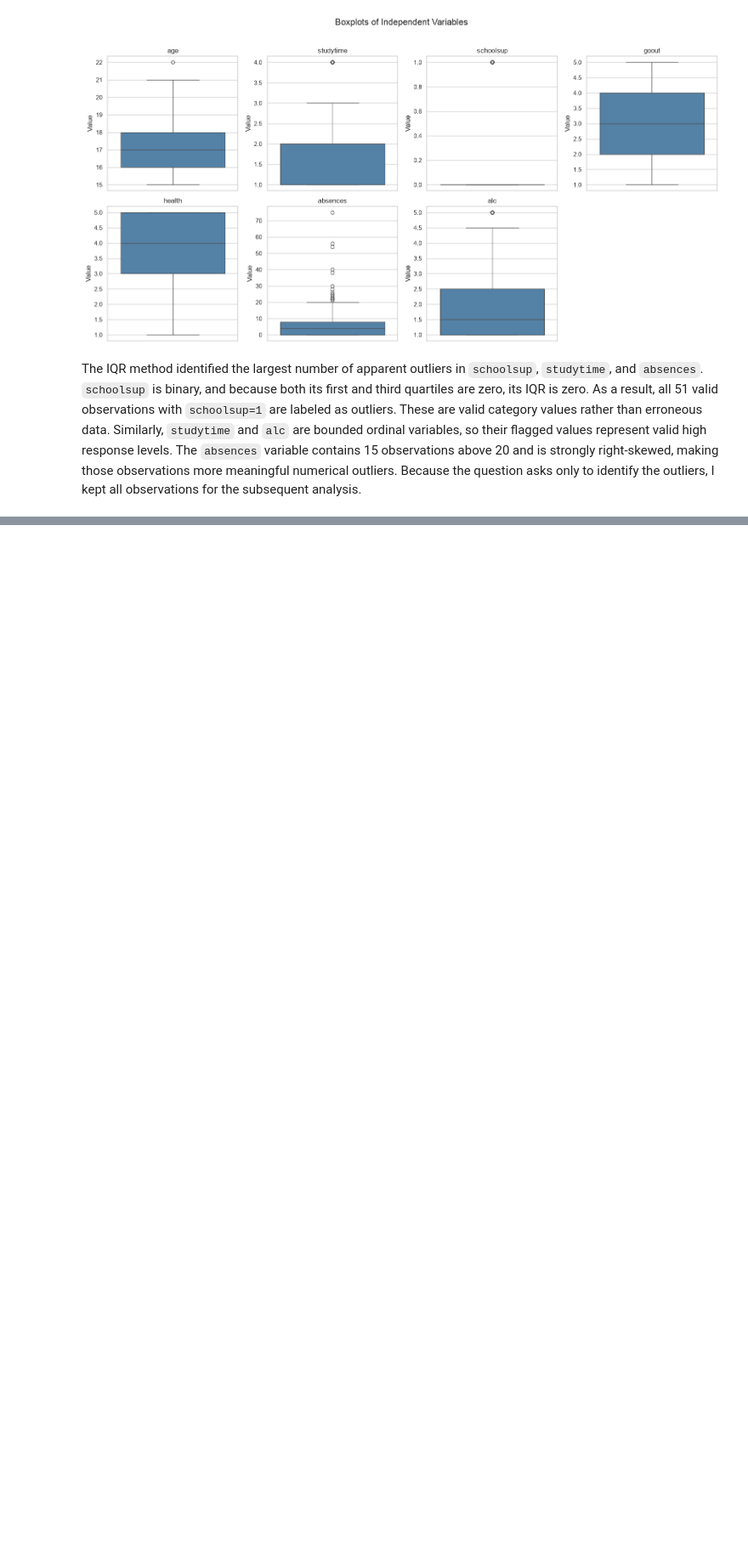
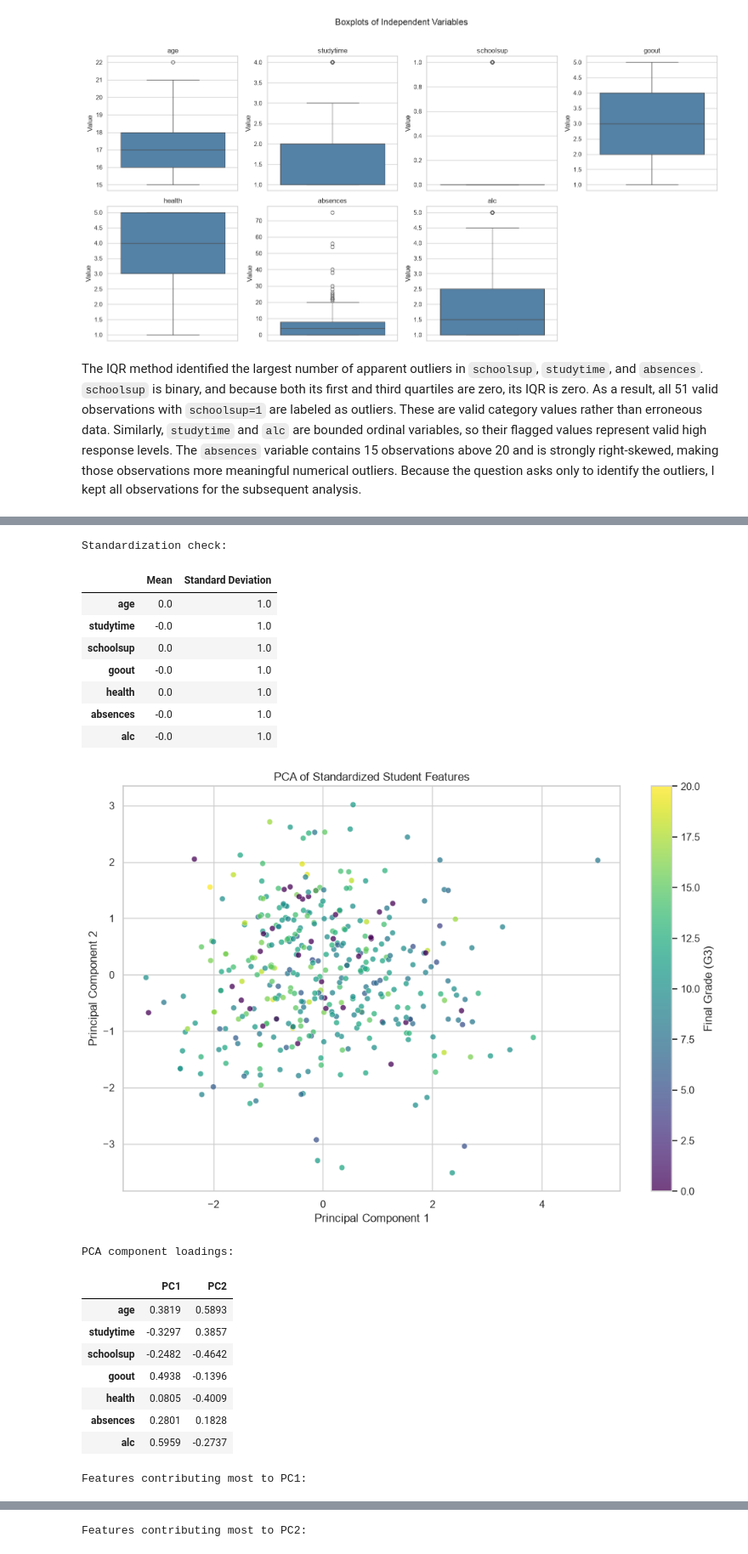
Before and after one commit to manvsatish/dsci-552-midterm, a Jupyter notebook: notebook/Satish_Manvika_Midterm.ipynb, the cells around one changed output, grey strips where cells are left out. Shown at 85% size. Drawn from its saved outputs; the diff is of its cells as text; code cells hidden in the pictures; blank space fills up the shorter version.

```diff
--- a/notebook/Satish_Manvika_Midterm.ipynb
+++ b/notebook/Satish_Manvika_Midterm.ipynb
@@ -248,0 +249,78 @@ I standardized the seven independent variables so that each has mean 0 and a sta
+# %%
+# standardize the ind vars
+feature_scaler = StandardScaler()
+X_standardized_array = feature_scaler.fit_transform(X)
+
+X_standardized = pd.DataFrame(X_standardized_array, columns=feature_names, index=X.index) # save standardized data with the original feature names
+
+# check that means are about 0 and std devs are about 1
+standardization_summary = pd.DataFrame({"Mean": X_standardized.mean(), "Standard Deviation": X_standardized.std(ddof=0)})
+print("Standardization check:")
+display(standardization_summary.round(6))
+
+# run pca on all standardized ind vars
+pca = PCA()
+principal_component_scores = pca.fit_transform(X_standardized)
+
+# save pc1,pc2, and g3 for the scatterplot
+pca_scores = pd.DataFrame(
+    {"PC1": principal_component_scores[:, 0], "PC2": principal_component_scores[:, 1], "G3": y},
+    index=X.index
+)
+
+# plot pc1 vs pc2 and color points by final grade
+figure, axis = plt.subplots(figsize=(10, 7))
+scatter = axis.scatter(pca_scores["PC1"], pca_scores["PC2"], c=pca_scores["G3"],cmap="viridis", alpha=0.75, edgecolor="white", linewidth=0.4)
+colorbar = figure.colorbar(scatter, ax=axis)
+colorbar.set_label("Final Grade (G3)")
+axis.set_xlabel("Principal Component 1")
+axis.set_ylabel("Principal Component 2")
+axis.set_title("PCA of Standardized Student Features")
+plt.tight_layout()
+plt.show()
+
+# create a table of the pc1 and pc2 loadings
+pca_loadings = pd.DataFrame(pca.components_[:2].T, index=feature_names, columns=["PC1", "PC2"])
+print("PCA component loadings:")
+display(pca_loadings.round(4))
+pc1_contributions = pca_loadings["PC1"].abs().sort_values(ascending=False) # rank features by absolute loading size
+pc2_contributions = pca_loadings["PC2"].abs().sort_values(ascending=False)
+print("Features contributing most to PC1:")
+display(pc1_contributions.to_frame(name="Absolute PC1 Loading").round(4))
+print("Features contributing most to PC2:")
+display(pc2_contributions.to_frame(name="Absolute PC2 Loading").round(4))
+
+# show the variance explained by each principal component
+explained_variance_table = pd.DataFrame(
+    {
+        "Principal Component": [f"PC{component_number}" for component_number in range(1, len(feature_names) + 1)],
+        "Explained Variance Ratio": pca.explained_variance_ratio_,
+        "Cumulative Explained Variance": np.cumsum(
+            pca.explained_variance_ratio_
+        )
+    }
+)
+
+print("Explained variance:")
+display(explained_variance_table.round(4))
+# %% [output]
+Standardization check:
+|  | Mean | Standard Deviation |
+| age | 0.0 | 1.0 |
+| studytime | -0.0 | 1.0 |
+| schoolsup | 0.0 | 1.0 |
+| goout | -0.0 | 1.0 |
+| health | 0.0 | 1.0 |
+| absences | -0.0 | 1.0 |
+| alc | -0.0 | 1.0 |
+[figure, added]
+PCA component loadings:
+|  | PC1 | PC2 |
+| age | 0.3819 | 0.5893 |
+| studytime | -0.3297 | 0.3857 |
+| schoolsup | -0.2482 | -0.4642 |
+| goout | 0.4938 | -0.1396 |
+| health | 0.0805 | -0.4009 |
+| absences | 0.2801 | 0.1828 |
+| alc | 0.5959 | -0.2737 |
+Features contributing most to PC1:
@@ -248,0 +335 @@ I standardized the seven independent variables so that each has mean 0 and a sta
+Features contributing most to PC2:
```
Also changed, not shown: parts of 3 cells of this notebook.
